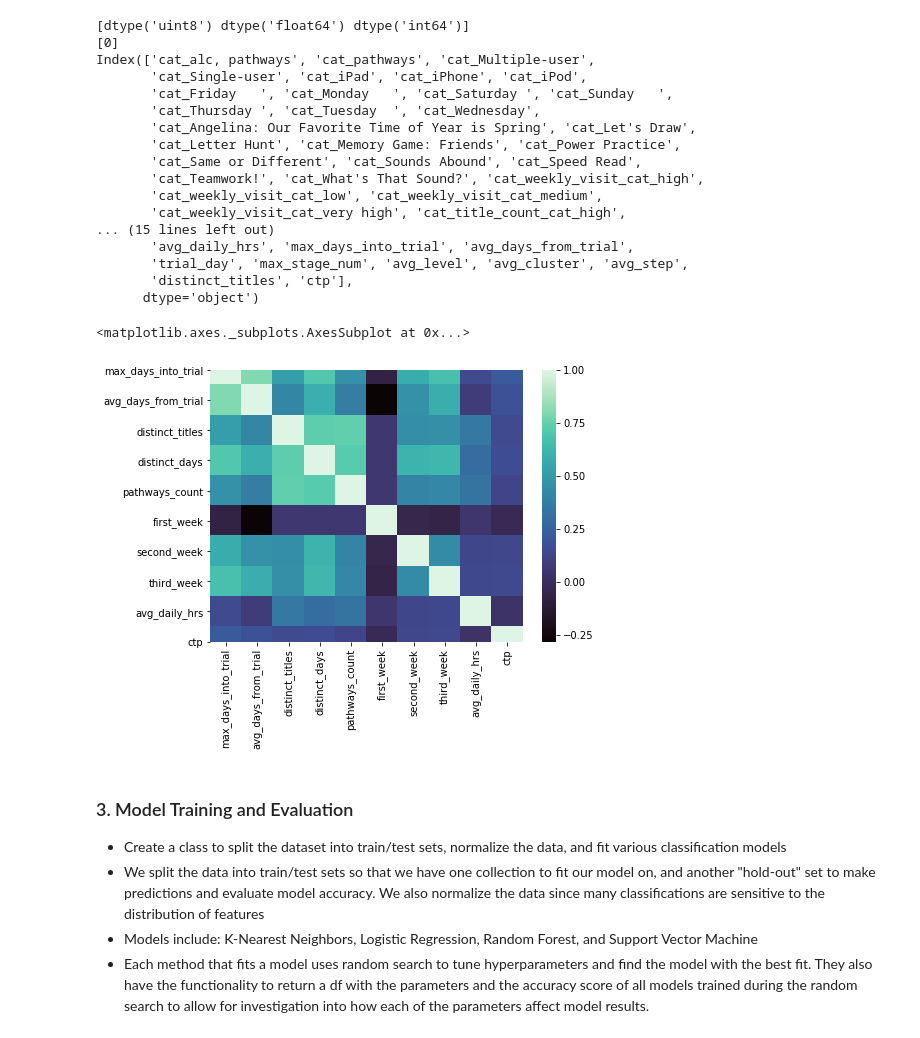
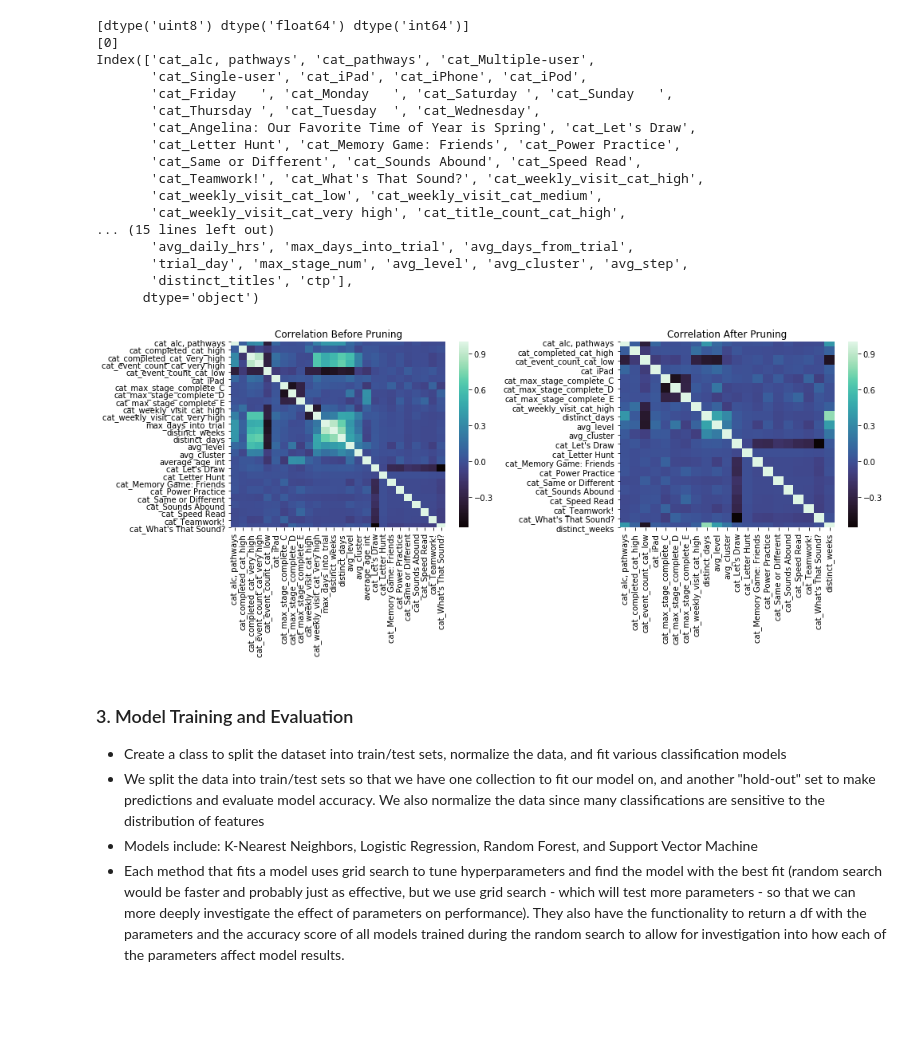
Before and after one commit to christinejiang11/personal_projects, a Jupyter notebook: Homer_Recommendation/Homer_CTP_Classification.ipynb, the cells around one changed output. Saved outputs shown, nothing was run; the diff lists cells and outputs as text; code cells hidden in the pictures; blank space fills up the shorter version.

```diff
--- a/Homer_Recommendation/Homer_CTP_Classification.ipynb
+++ b/Homer_Recommendation/Homer_CTP_Classification.ipynb
@@ -231,12 +231,31 @@ Index(['cat_alc, pathways', 'cat_pathways', 'cat_Multiple-user',
        'trial_day', 'max_stage_num', 'avg_level', 'avg_cluster', 'avg_step',
        'distinct_titles', 'ctp'],
       dtype='object')
-# %%
-plt.rcParams['figure.figsize'] = (7,5)
-sns.heatmap(client_data[['max_days_into_trial','avg_days_from_trial','distinct_titles','distinct_days','pathways_count',
-                   'first_week','second_week','third_week','avg_daily_hrs','ctp']].corr(), cmap = 'mako')
-# %% [output]
-<matplotlib.axes._subplots.AxesSubplot at 0x...>
-[figure, removed]
+# %%
+#Heatmap to visualize correlation among dependent variables
+figure, subaxes = plt.subplots(1,2,figsize=(14,6))
+sns.heatmap(final[['cat_alc, pathways', 'cat_completed_cat_high','cat_completed_cat_very_high','cat_event_count_cat_very high',
+      'cat_event_count_cat_low','cat_iPad','cat_max_stage_complete_C', 'cat_max_stage_complete_D', 'cat_max_stage_complete_E',
+      'cat_weekly_visit_cat_high','cat_weekly_visit_cat_very high', 'max_days_into_trial','distinct_weeks', 'distinct_days',
+      'avg_level', 'avg_cluster', 'average_age_int', "cat_Let's Draw",
+       'cat_Letter Hunt', 'cat_Memory Game: Friends', 'cat_Power Practice',
+       'cat_Same or Different', 'cat_Sounds Abound', 'cat_Speed Read',
+       'cat_Teamwork!', "cat_What's That Sound?"]].corr(), cmap='mako', ax=subaxes[0])
+subaxes[0].set_title('Correlation Before Pruning')
+
+#Heatmap to visualize correlation after removing variables that are highly correlated
+#This is to prevent against multicollinearity, which can affect the calculation of individual predictors
+sns.heatmap(final[['cat_alc, pathways', 'cat_completed_cat_high',
+      'cat_event_count_cat_low','cat_iPad','cat_max_stage_complete_C', 'cat_max_stage_complete_D', 'cat_max_stage_complete_E',
+      'cat_weekly_visit_cat_high','distinct_days',
+      'avg_level', 'avg_cluster',  "cat_Let's Draw",
+       'cat_Letter Hunt', 'cat_Memory Game: Friends', 'cat_Power Practice',
+       'cat_Same or Different', 'cat_Sounds Abound', 'cat_Speed Read',
+       'cat_Teamwork!', "cat_What's That Sound?",'distinct_weeks']].corr(), cmap = 'mako', ax = subaxes[1])
+subaxes[1].set_title('Correlation After Pruning')
+plt.tight_layout()
+plt.show()
+# %% [output]
+[figure, added]
 # %%
 #Define final independent variables (X) and final dependent variable (y)
@@ -251,7 +272,7 @@ y = final['ctp']
 - Create a class to split the dataset into train/test sets, normalize the data, and fit various classification models
 - We split the data into train/test sets so that we have one collection to fit our model on, and another "hold-out" set to make predictions and evaluate model accuracy. We also normalize the data since many classifications are sensitive to the distribution of features
 - Models include: K-Nearest Neighbors, Logistic Regression, Random Forest, and Support Vector Machine
-- Each method that fits a model uses random search to tune hyperparameters and find the model with the best fit. They also have the functionality to return a df with the parameters and the accuracy score of all models trained during the random search to allow for investigation into how each of the parameters affect model results.
+- Each method that fits a model uses grid search to tune hyperparameters and find the model with the best fit (random search would be faster and probably just as effective, but we use grid search - which will test more parameters - so that we can more deeply investigate the effect of parameters on performance). They also have the functionality to return a df with the parameters and the accuracy score of all models trained during the random search to allow for investigation into how each of the parameters affect model results.
 # %%
 class Model:
     def __init__(self, X, y):
```
Also changed, not shown: parts of 15 cells of this notebook.
